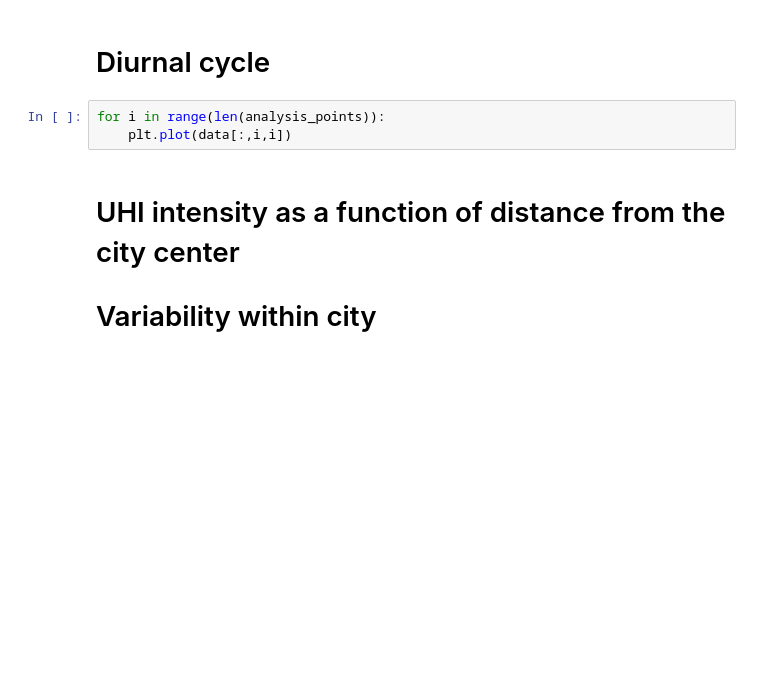
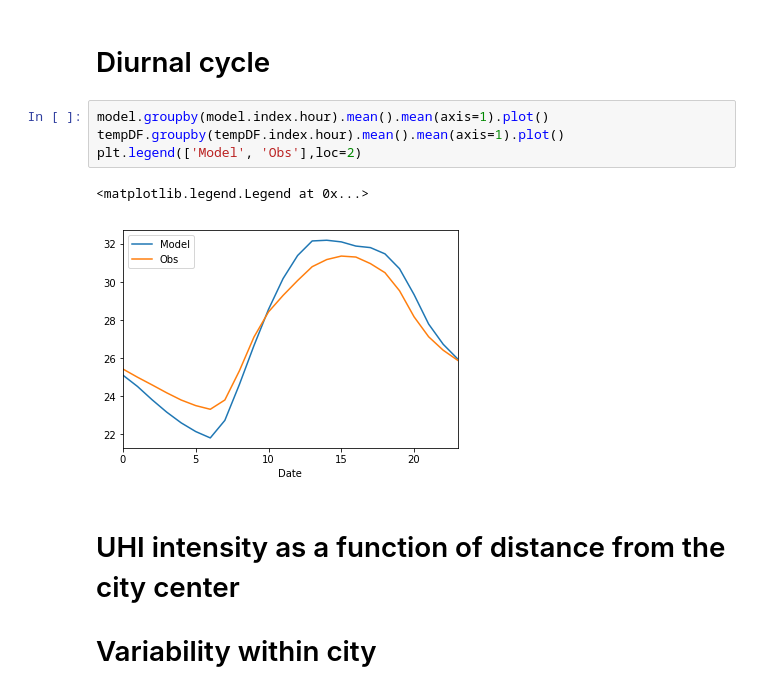
Before and after one commit to gottscott/finalthesischapter, a Jupyter notebook: ModelledCharacteristicsBaltimoreUHI.ipynb, the cells around one changed output. Cells and saved outputs as stored; diff of their text form; blank space fills up the shorter version.

```diff
--- a/ModelledCharacteristicsBaltimoreUHI.ipynb
+++ b/ModelledCharacteristicsBaltimoreUHI.ipynb
@@ -174,9 +278,13 @@ for point in analysis_points.values:
 selected_pts = [] # probably: developed low intensity, developed medium intensity
 # %% [markdown]
 # Diurnal cycle
-# %%
-for i in range(len(analysis_points)):
-    plt.plot(data[:,i,i])
+# %%
+model.groupby(model.index.hour).mean().mean(axis=1).plot()
+tempDF.groupby(tempDF.index.hour).mean().mean(axis=1).plot()
+plt.legend(['Model', 'Obs'],loc=2)
+# %% [output]
+<matplotlib.legend.Legend at 0x...>
+[figure, added]
 # %% [markdown]
 # UHI intensity as a function of distance from the city center
 # Variability within city
```
Also changed, not shown: parts of 15 cells of this notebook, 2 other files.
